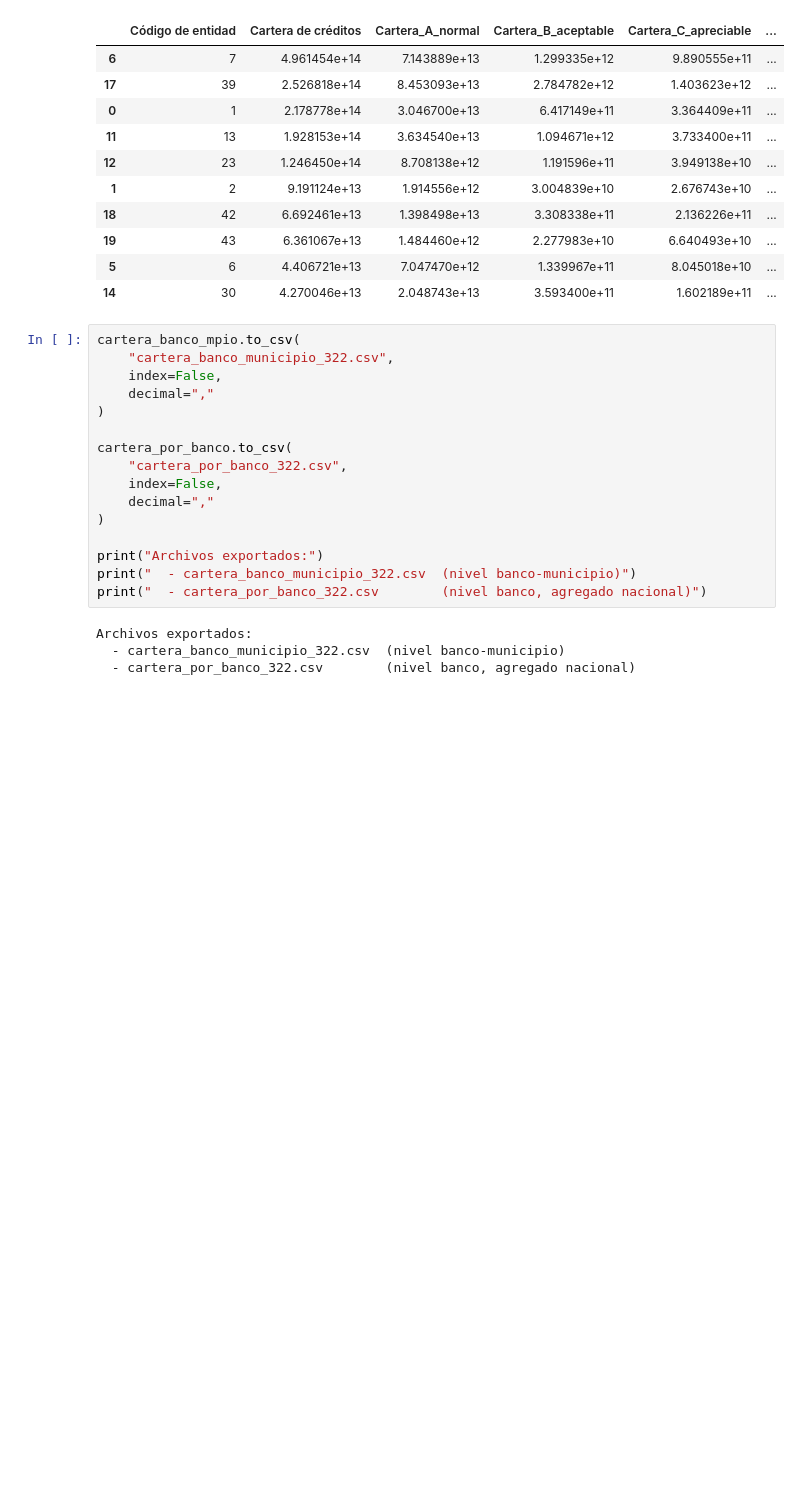
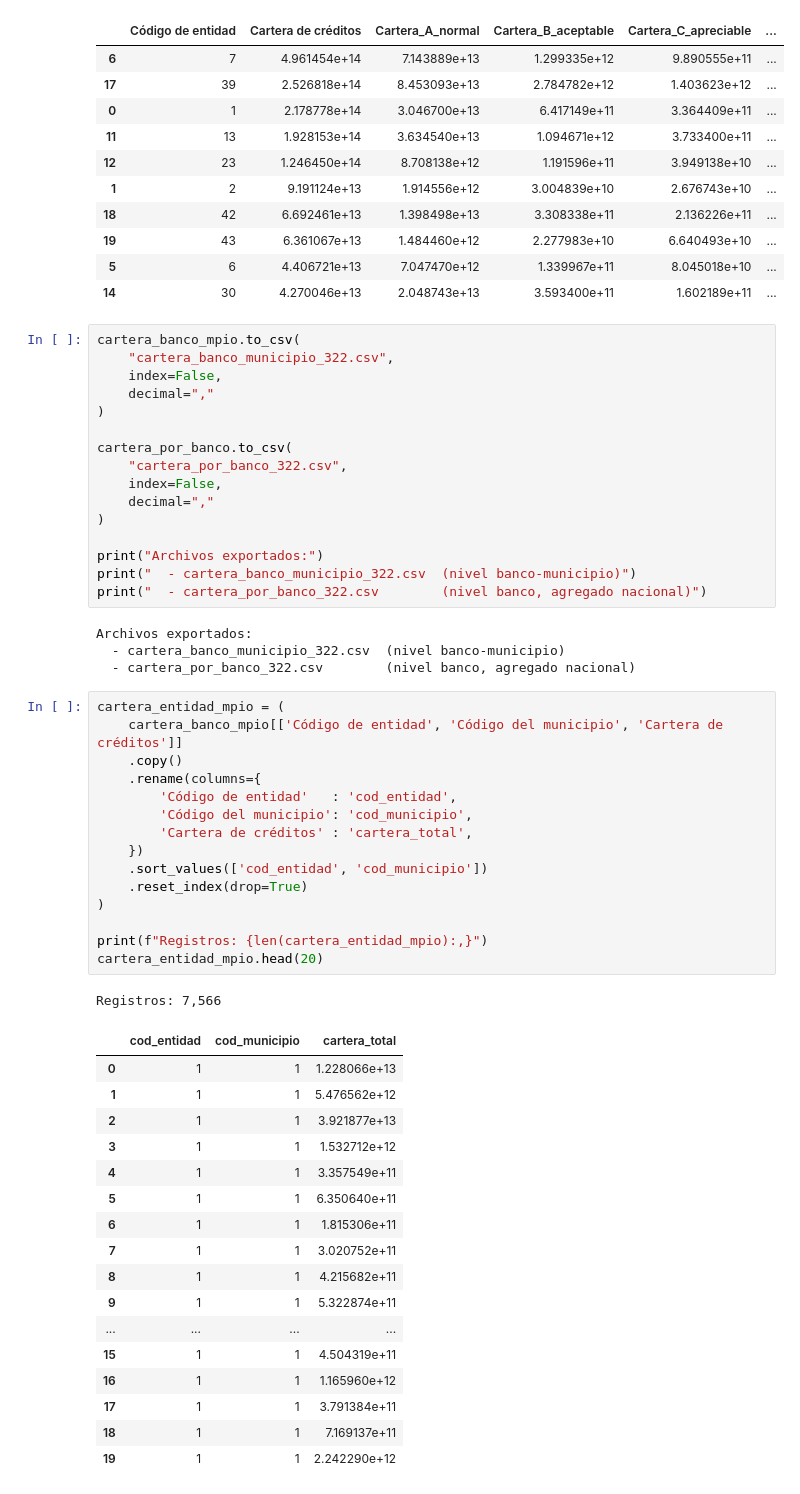
Before and after one commit to gadielfelipe/sources_of_0015, a Jupyter notebook: scripts_python/analisis_formato_322.ipynb, the cells around one changed output. Saved outputs shown, nothing was run; the diff lists cells and outputs as text; blank space fills up the shorter version.

```diff
--- a/scripts_python/analisis_formato_322.ipynb
+++ b/scripts_python/analisis_formato_322.ipynb
@@ -195,3 +195,37 @@ print("  - cartera_por_banco_322.csv        (nivel banco, agregado nacional)")
 Archivos exportados:
   - cartera_banco_municipio_322.csv  (nivel banco-municipio)
   - cartera_por_banco_322.csv        (nivel banco, agregado nacional)
+# %%
+cartera_entidad_mpio = (
+    cartera_banco_mpio[['Código de entidad', 'Código del municipio', 'Cartera de créditos']]
+    .copy()
+    .rename(columns={
+        'Código de entidad'   : 'cod_entidad',
+        'Código del municipio': 'cod_municipio',
+        'Cartera de créditos' : 'cartera_total',
+    })
+    .sort_values(['cod_entidad', 'cod_municipio'])
+    .reset_index(drop=True)
+)
+
+print(f"Registros: {len(cartera_entidad_mpio):,}")
+cartera_entidad_mpio.head(20)
+# %% [output]
+Registros: 7,566
+|  | cod_entidad | cod_municipio | cartera_total |
+| 0 | 1 | 1 | 1.228066e+13 |
+| 1 | 1 | 1 | 5.476562e+12 |
+| 2 | 1 | 1 | 3.921877e+13 |
+| 3 | 1 | 1 | 1.532712e+12 |
+| 4 | 1 | 1 | 3.357549e+11 |
+| 5 | 1 | 1 | 6.350640e+11 |
+| 6 | 1 | 1 | 1.815306e+11 |
+| 7 | 1 | 1 | 3.020752e+11 |
+| 8 | 1 | 1 | 4.215682e+11 |
+| 9 | 1 | 1 | 5.322874e+11 |
+| ... | ... | ... | ... |
+| 15 | 1 | 1 | 4.504319e+11 |
+| 16 | 1 | 1 | 1.165960e+12 |
+| 17 | 1 | 1 | 3.791384e+11 |
+| 18 | 1 | 1 | 7.169137e+11 |
+| 19 | 1 | 1 | 2.242290e+12 |
```
Also changed, not shown: parts of 5 cells of this notebook, 2 other files.
